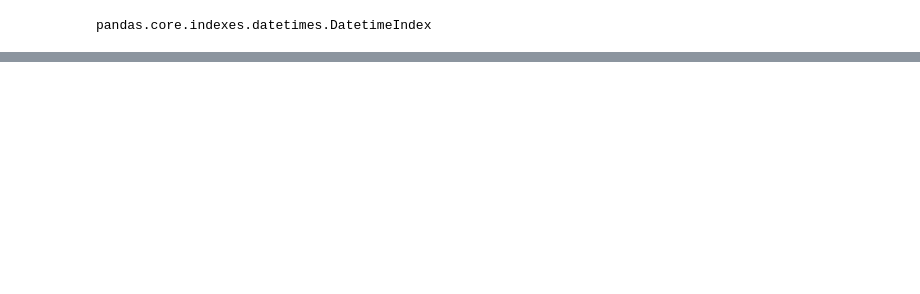
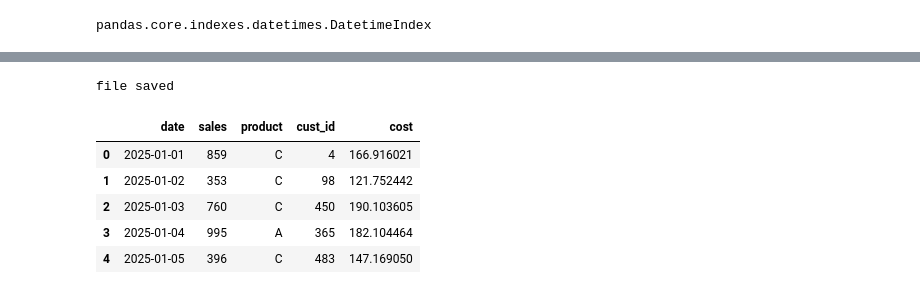
Before and after one commit to Msanjayds/Machine_Learning_Projects, a Jupyter notebook: 1. Libraries/b.Pandas_usecase.ipynb, the cells around one changed output, grey strips where cells are left out. Cells and saved outputs as stored; diff of their text form; code cells hidden in the pictures; blank space fills up the shorter version.

```diff
--- a/1. Libraries/b.Pandas_usecase.ipynb
+++ b/1. Libraries/b.Pandas_usecase.ipynb
@@ -30,0 +26,6 @@ df.head()
+# %%
+#save the dataset as csv
+df.to_csv("sample_business_data",index=False)
+print(f"file saved")
+# %% [output]
+file saved
@@ -30,0 +36,10 @@ df.head()
+# %%
+df = pd.read_csv('sample_business_data')
+df.head()
+# %% [output]
+|  | date | sales | product | cust_id | cost |
+| 0 | 2025-01-01 | 859 | C | 4 | 166.916021 |
+| 1 | 2025-01-02 | 353 | C | 98 | 121.752442 |
+| 2 | 2025-01-03 | 760 | C | 450 | 190.103605 |
+| 3 | 2025-01-04 | 995 | A | 365 | 182.104464 |
+| 4 | 2025-01-05 | 396 | C | 483 | 147.169050 |
```
Also changed, not shown: parts of 21 cells of this notebook, 1 other file.
